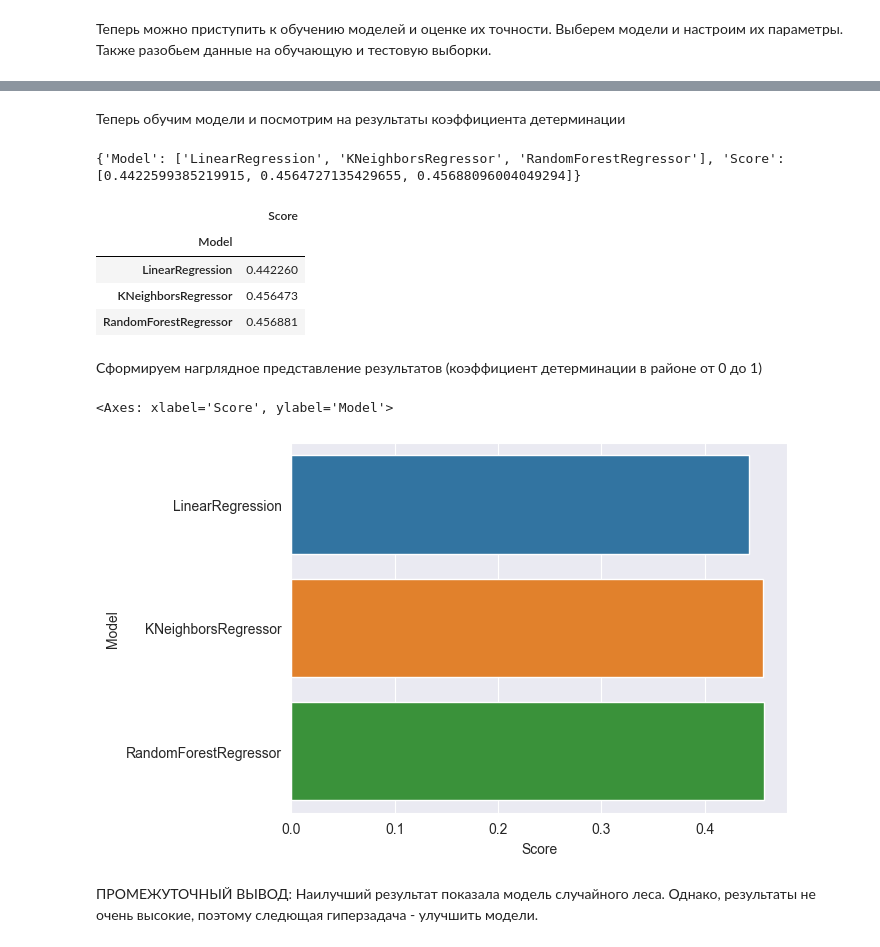
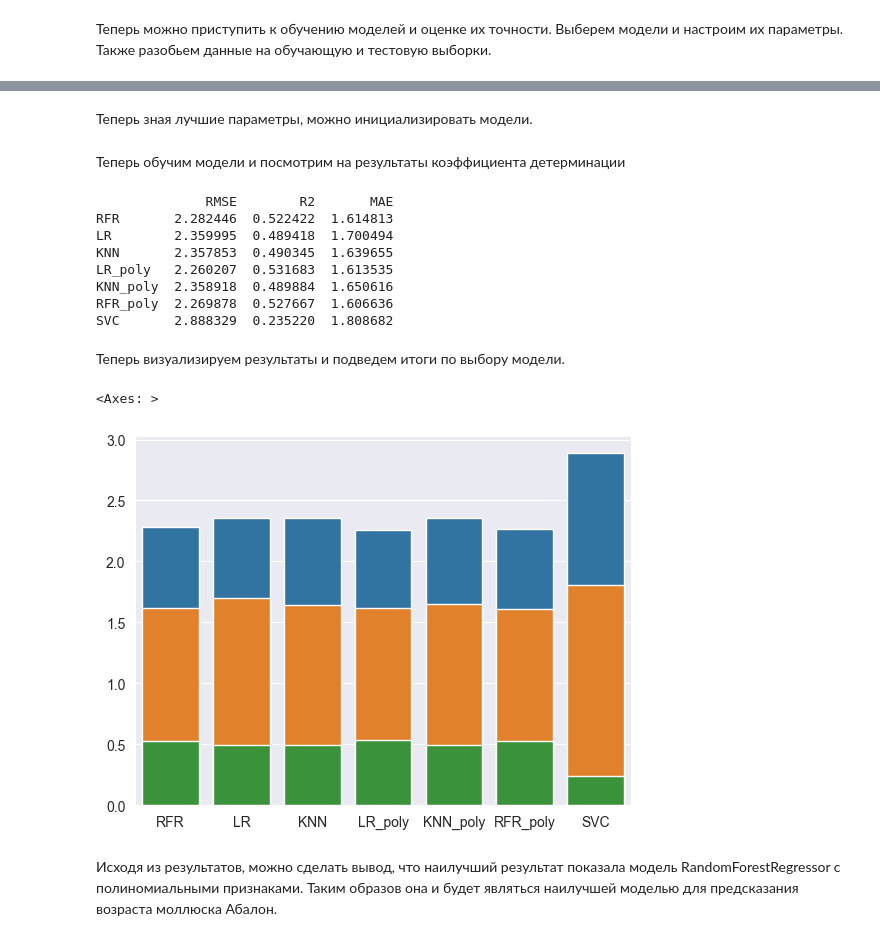
Before and after one commit to AlenaBls/abalone, a Jupyter notebook: abalone.ipynb, the cells around one changed output, grey strips where cells are left out. Saved outputs shown, nothing was run; the diff lists cells and outputs as text; code cells hidden in the pictures.

Commit message:
Remade feature selection (now done with isolation forest), new models with the best params from grid, updated (final??) result

```diff
--- a/abalone.ipynb
+++ b/abalone.ipynb
@@ -72,0 +90,14 @@ print(data_abalone.shape)
+# %%
+data = data_abalone[['Height']]
+
+iso_forest = IsolationForest(
+    n_estimators=100,
+    max_samples=50,
+    contamination=0.01,
+    random_state=42)
+outliers = iso_forest.fit_predict(data)
+
+data_abalone = data_abalone[outliers != -1]
+y = data_abalone.iloc[:, data_abalone.columns == 'Rings'].values.ravel()
+
+print(data_abalone.shape)
@@ -98,0 +182,2 @@ y_train = y_train.values.ravel()
+# %% [markdown]
+Теперь зная лучшие параметры, можно инициализировать модели.
@@ -100,35 +218,41 @@ y_train = y_train.values.ravel()
 Теперь обучим модели и посмотрим на результаты коэффициента детерминации
 # %%
 training_models = {}
-names = []
-scores = []
+names = ['RFR', 'LR', 'KNN', 'LR_poly', 'KNN_poly', 'RFR_poly', 'SVC']
+RMSE = []
+R2 = []
+MAE = []
 
 for model in models:
-    names.append(str(model)[:str(model).index('(')])
     model.fit(X_train, y_train)
-    scores.append(model.score(X_test, y_test))
+    RMSE.append(np.sqrt(mean_squared_error(y_test, model.predict(X_test))))
+    R2.append(r2_score(y_test, model.predict(X_test)))
+    MAE.append(mean_absolute_error(y_test, model.predict(X_test)))
 
-training_models['Model'] = names
-training_models['Score'] = scores
+training_models['RMSE'] = RMSE
+training_models['R2'] = R2
+training_models['MAE'] = MAE
 
-print(training_models)
-ModelsResults = DataFrame(data=training_models)
-ModelsResults.set_index('Model')
+ModelsResults = DataFrame(data=training_models, index=names, columns=['RMSE', 'R2', 'MAE'])
+print(ModelsResults)
 # %% [output]
-{'Model': ['LinearRegression', 'KNeighborsRegressor', 'RandomForestRegressor'], 'Score': [0.4422599385219915, 0.4564727135429655, 0.45688096004049294]}
+              RMSE        R2       MAE
+RFR       2.282446  0.522422  1.614813
+LR        2.359995  0.489418  1.700494
+KNN       2.357853  0.490345  1.639655
+LR_poly   2.260207  0.531683  1.613535
+KNN_poly  2.358918  0.489884  1.650616
+RFR_poly  2.269878  0.527667  1.606636
+SVC       2.888329  0.235220  1.808682
-|  | Score |
-| Model |  |
-| LinearRegression | 0.442260 |
-| KNeighborsRegressor | 0.456473 |
-| RandomForestRegressor | 0.456881 |
 # %% [markdown]
-Сформируем нагрлядное представление результатов (коэффициент детерминации в районе от 0 до 1)
+Теперь визуализируем результаты и подведем итоги по выбору модели.
 # %%
-sns.barplot(y='Model', x='Score', data=ModelsResults, hue='Model')
+sns.barplot(x=names, y=RMSE)
+sns.barplot(x=names, y=MAE)
+sns.barplot(x=names, y=R2)
 # %% [output]
-<Axes: xlabel='Score', ylabel='Model'>
+<Axes: >
-[figure, old version]
+[figure, new version]
 # %% [markdown]
-ПРОМЕЖУТОЧНЫЙ ВЫВОД:
-Наилучший результат показала модель случайного леса.
-Однако, результаты не очень высокие, поэтому следющая гиперзадача - улучшить модели.
+Исходя из результатов, можно сделать вывод, что наилучший результат показала модель RandomForestRegressor с полиномиальными признаками.
+Таким образов она и будет являться наилучшей моделью для предсказания возраста моллюска Абалон.
```
Also changed, not shown: parts of 6 cells of this notebook.
